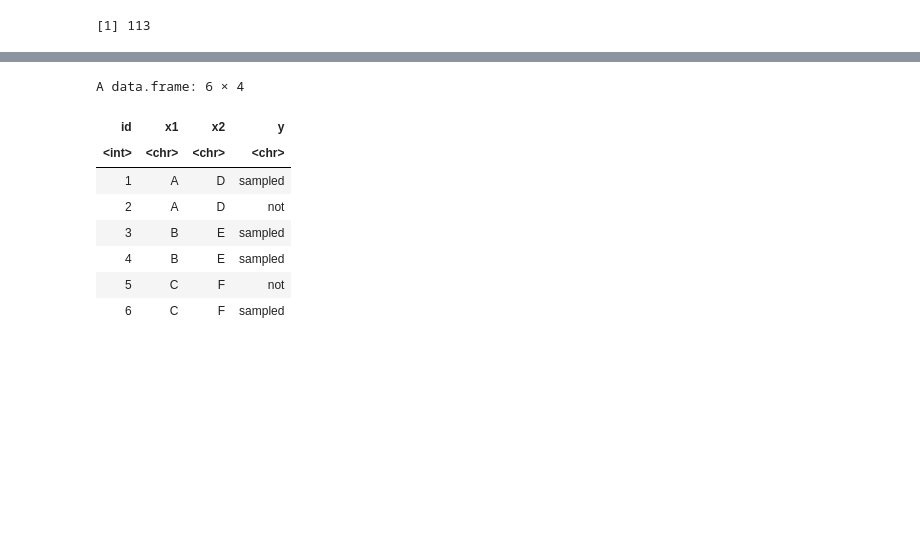
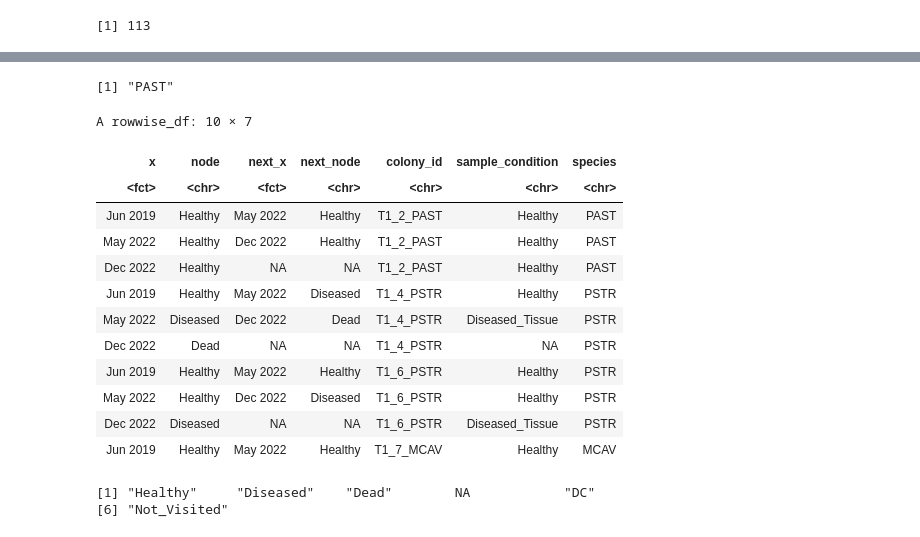
Before and after one commit to brookewicz/Code_notebook, a Jupyter notebook: data_summaries/SampleSankay.ipynb, the cells around one changed output, grey strips where cells are left out. Drawn from its saved outputs; the diff is of its cells as text; code cells hidden in the pictures; blank space fills up the shorter version.

```diff
--- a/data_summaries/SampleSankay.ipynb
+++ b/data_summaries/SampleSankay.ipynb
@@ -271,12 +139,66 @@ for(current_Specie in specie_list) {
+# %%
+sankeydf <- data.frame()
+for(id in unique(colony$colony_id)){
+    # print(id)
+    #create dfs for individual colonies
+    df <- colony %>%
+        filter(colony_id == id)
+    # print(df)
+
+    # pivot longer
+    sankdf <- df %>%
+     make_long(all_of(sample_dates)) %>%
+     mutate(colony_id = id)
+    # print("sankdf")
+    # print(sankdf)
+
+    # combine into 1 df
+   sankeydf <- sankeydf %>%
+     bind_rows(sankdf)
+    # print("sankeydf")
+    # print(sankeydf)
+}
+# print commands are for troubleshooting
+# %%
+testid = 'T1_2_PAST'
+tail(strsplit(testid, "_")[[1]], 1)
+# %% [output]
+[1] "PAST"
 # %%
-df
+# add species labels and sample statuses for each colony id
+
+# filter sctld_samples to match sankeydf format
+sampledf <- sctld_samples %>%
+    select(colony_id, Month_year, Health_status) %>%
+    rename(x = Month_year,
+          sample_condition = Health_status)
+
+# merge
+sankey <- sankeydf %>%
+    left_join(sampledf,
+         # match sample conditions to 'x' (first time point in the set)
+             by = c('colony_id','x')) %>%
+        # add species grouping based on colony id
+    rowwise() %>%
+    mutate(species = tail(strsplit(colony_id, "_")[[1]], 1))
+
+head(sankey,10)
 # %% [output]
-A data.frame: 6 × 4
+A rowwise_df: 10 × 7
-| id | x1 | x2 | y |
-| <int> | <chr> | <chr> | <chr> |
-| 1 | A | D | sampled |
-| 2 | A | D | not |
-| 3 | B | E | sampled |
-| 4 | B | E | sampled |
-| 5 | C | F | not |
-| 6 | C | F | sampled |
+| x | node | next_x | next_node | colony_id | sample_condition | species |
+| <fct> | <chr> | <fct> | <chr> | <chr> | <chr> | <chr> |
+| Jun 2019 | Healthy | May 2022 | Healthy | T1_2_PAST | Healthy | PAST |
+| May 2022 | Healthy | Dec 2022 | Healthy | T1_2_PAST | Healthy | PAST |
+| Dec 2022 | Healthy | NA | NA | T1_2_PAST | Healthy | PAST |
+| Jun 2019 | Healthy | May 2022 | Diseased | T1_4_PSTR | Healthy | PSTR |
+| May 2022 | Diseased | Dec 2022 | Dead | T1_4_PSTR | Diseased_Tissue | PSTR |
+| Dec 2022 | Dead | NA | NA | T1_4_PSTR | NA | PSTR |
+| Jun 2019 | Healthy | May 2022 | Healthy | T1_6_PSTR | Healthy | PSTR |
+| May 2022 | Healthy | Dec 2022 | Diseased | T1_6_PSTR | Healthy | PSTR |
+| Dec 2022 | Diseased | NA | NA | T1_6_PSTR | Diseased_Tissue | PSTR |
+| Jun 2019 | Healthy | May 2022 | Healthy | T1_7_MCAV | Healthy | MCAV |
+# %%
+unique(sankey$node)
+# %% [output]
+[1] "Healthy"     "Diseased"    "Dead"        NA            "DC"
+[6] "Not_Visited"
```
Also changed, not shown: parts of 20 cells of this notebook, 7 other files.
